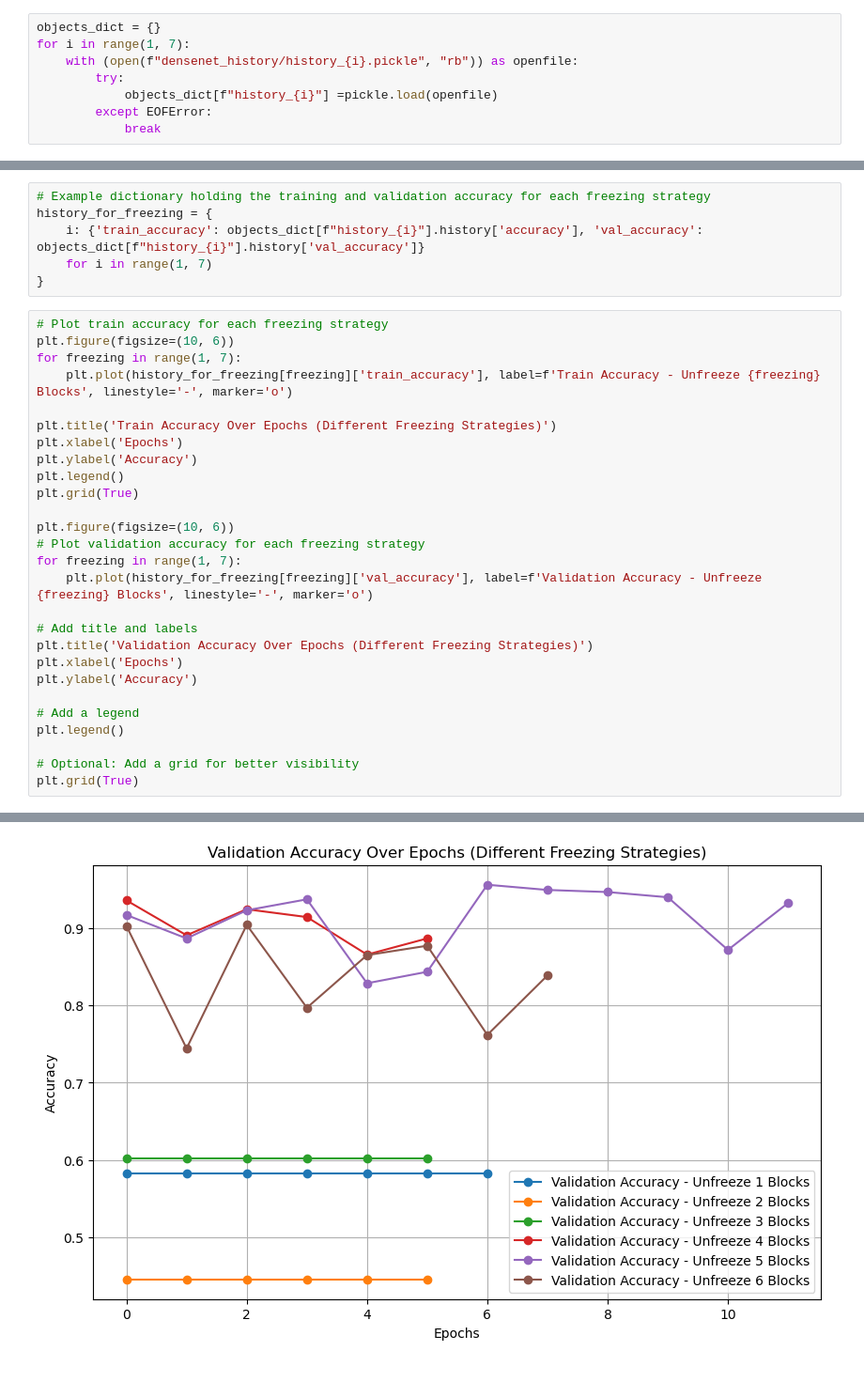
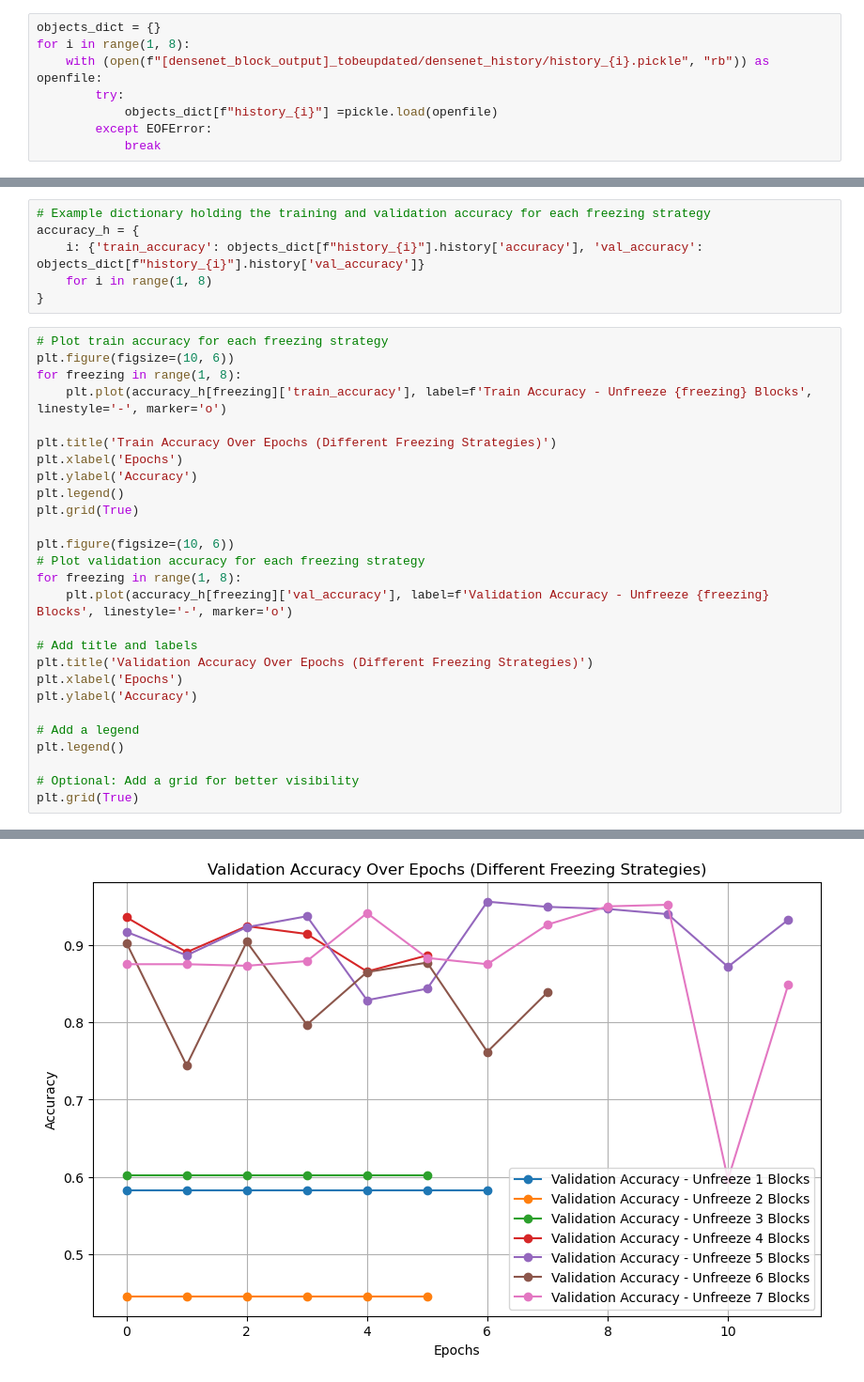
Before and after one commit to mariaserov/ML_BreakHis, a Jupyter notebook: DenseNet/pickle_vis.ipynb, the cells around one changed output, grey strips where cells are left out. Shown at 94% size. Saved outputs shown, nothing was run; the diff lists cells and outputs as text.

Commit message:
tuning results visualization

```diff
--- a/DenseNet/pickle_vis.ipynb
+++ b/DenseNet/pickle_vis.ipynb
@@ -4,7 +22,7 @@ import matplotlib.pyplot as plt
 # %%
 objects_dict = {}
-for i in range(1, 7):
-    with (open(f"densenet_history/history_{i}.pickle", "rb")) as openfile:
+for i in range(1, 8):
+    with (open(f"[densenet_block_output]_tobeupdated/densenet_history/history_{i}.pickle", "rb")) as openfile:
         try:
             objects_dict[f"history_{i}"] =pickle.load(openfile)
         except EOFError:
@@ -12,14 +33,14 @@ for i in range(1, 7):
 # %%
 # Example dictionary holding the training and validation accuracy for each freezing strategy
-history_for_freezing = {
+accuracy_h = {
     i: {'train_accuracy': objects_dict[f"history_{i}"].history['accuracy'], 'val_accuracy': objects_dict[f"history_{i}"].history['val_accuracy']}
-    for i in range(1, 7)
+    for i in range(1, 8)
 }
 # %%
 # Plot train accuracy for each freezing strategy
 plt.figure(figsize=(10, 6))
-for freezing in range(1, 7):
-    plt.plot(history_for_freezing[freezing]['train_accuracy'], label=f'Train Accuracy - Unfreeze {freezing} Blocks', linestyle='-', marker='o')
+for freezing in range(1, 8):
+    plt.plot(accuracy_h[freezing]['train_accuracy'], label=f'Train Accuracy - Unfreeze {freezing} Blocks', linestyle='-', marker='o')
 
 plt.title('Train Accuracy Over Epochs (Different Freezing Strategies)')
 plt.xlabel('Epochs')
@@ -29,8 +50,8 @@ plt.grid(True)
 
 plt.figure(figsize=(10, 6))
 # Plot validation accuracy for each freezing strategy
-for freezing in range(1, 7):
-    plt.plot(history_for_freezing[freezing]['val_accuracy'], label=f'Validation Accuracy - Unfreeze {freezing} Blocks', linestyle='-', marker='o')
+for freezing in range(1, 8):
+    plt.plot(accuracy_h[freezing]['val_accuracy'], label=f'Validation Accuracy - Unfreeze {freezing} Blocks', linestyle='-', marker='o')
 
 # Add title and labels
 plt.title('Validation Accuracy Over Epochs (Different Freezing Strategies)')
@@ -47 +68 @@ plt.grid(True)
-[figure, old version]
+[figure, new version]
```
Also changed, not shown: parts of 24 cells of this notebook, 33 other files.
